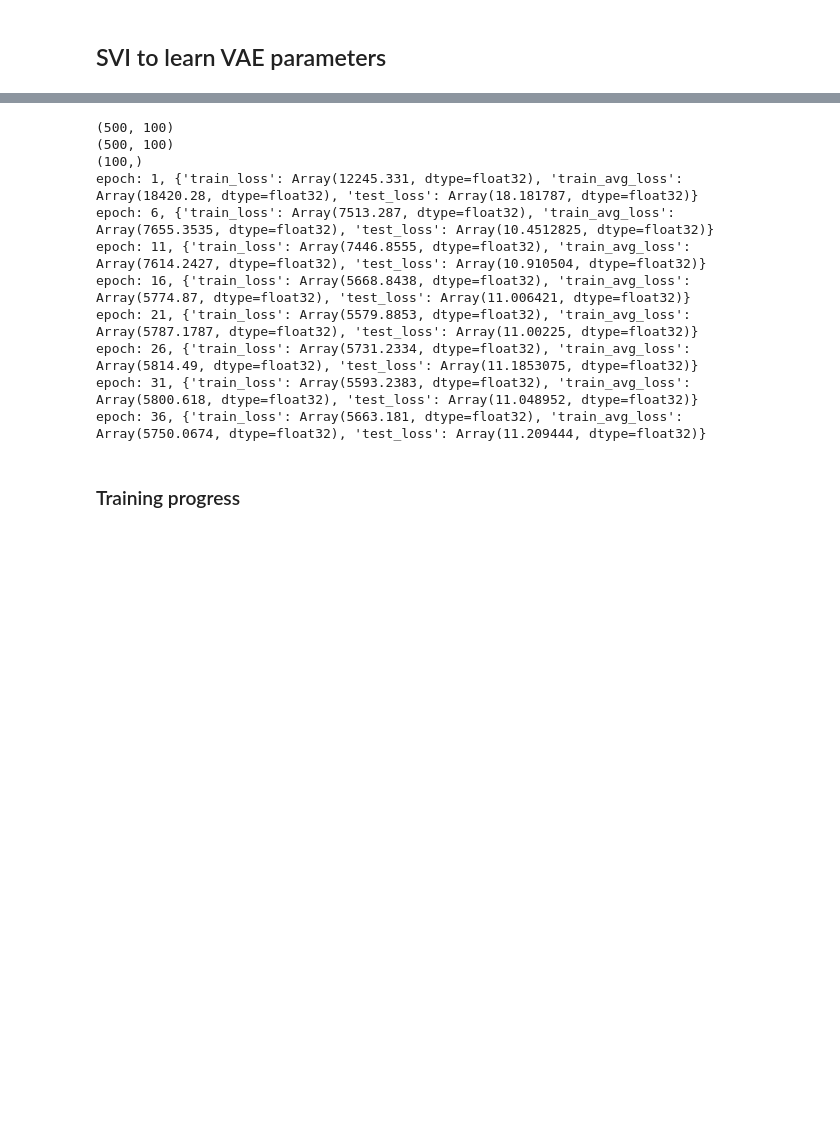
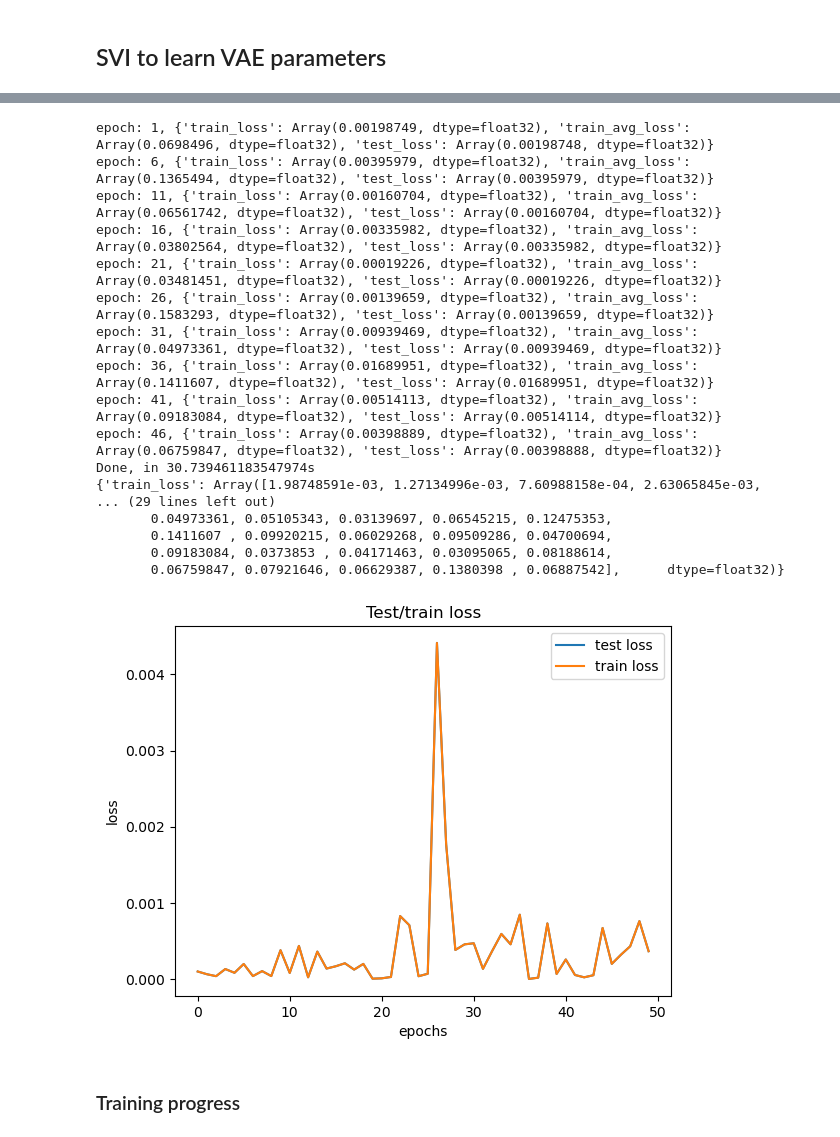
Before and after one commit to mtcairneyleeming/4yp, a Jupyter notebook: 02_PriorVAE_changed_training.ipynb, the cells around one changed output, grey strips where cells are left out. Saved outputs shown, nothing was run; the diff lists cells and outputs as text; code cells hidden in the pictures; blank space fills up the shorter version.

Commit message:
reusable loss functions

```diff
--- a/02_PriorVAE_changed_training.ipynb
+++ b/02_PriorVAE_changed_training.ipynb
@@ -100,44 +98,46 @@ state = SimpleTrainState.create(apply_fn=module.apply, params=params, tx=tx, key
 # %%
 import optax
 import jax
 
 from reusable.train_nn import SimpleTrainState
 from plotting.plots import plot_training
 
-@jax.jit
-def calculate_loss(y, reconstructed_y, mean, log_sd):
-    # note doesn't divide by n
-    RCL = jnp.sum(optax.l2_loss(reconstructed_y, y))  # change this to log-likelihood
-    KLD = -0.5 * jnp.sum(1 + log_sd - jnp.power(mean, 2) - jnp.exp(log_sd))
-    print(y.shape)
-    return ( RCL + KLD)
+from reusable.loss import combo_loss, RCL, KLD
 
 
-def compute_epoch_metrics(final_state: SimpleTrainState, test_samples, train_samples, train_output, test_output):
+
+def compute_epoch_metrics(final_state: SimpleTrainState, train_output, test_output):
     return {}
 
 if not args["pretrained_vae"]:
     from reusable.train_nn import run_training
 
     state, metrics_history = run_training(
-            calculate_loss, compute_epoch_metrics, args["num_epochs"], train_draws, test_draws[0], state
+            combo_loss(RCL, KLD), compute_epoch_metrics, args["num_epochs"], train_draws, test_draws[0], state
         )
 
     print(metrics_history)
 
     plot_training(metrics_history["test_loss"]/args["batch_size"], metrics_history["train_loss"]/(args["batch_size"] * args["test_num_batches"]), "Test/train loss", note="loss")
 # %% [output]
-(500, 100)
-(500, 100)
-(100,)
-epoch: 1, {'train_loss': Array(12245.331, dtype=float32), 'train_avg_loss': Array(18420.28, dtype=float32), 'test_loss': Array(18.181787, dtype=float32)}
-epoch: 6, {'train_loss': Array(7513.287, dtype=float32), 'train_avg_loss': Array(7655.3535, dtype=float32), 'test_loss': Array(10.4512825, dtype=float32)}
-epoch: 11, {'train_loss': Array(7446.8555, dtype=float32), 'train_avg_loss': Array(7614.2427, dtype=float32), 'test_loss': Array(10.910504, dtype=float32)}
-epoch: 16, {'train_loss': Array(5668.8438, dtype=float32), 'train_avg_loss': Array(5774.87, dtype=float32), 'test_loss': Array(11.006421, dtype=float32)}
-epoch: 21, {'train_loss': Array(5579.8853, dtype=float32), 'train_avg_loss': Array(5787.1787, dtype=float32), 'test_loss': Array(11.00225, dtype=float32)}
-epoch: 26, {'train_loss': Array(5731.2334, dtype=float32), 'train_avg_loss': Array(5814.49, dtype=float32), 'test_loss': Array(11.1853075, dtype=float32)}
-epoch: 31, {'train_loss': Array(5593.2383, dtype=float32), 'train_avg_loss': Array(5800.618, dtype=float32), 'test_loss': Array(11.048952, dtype=float32)}
-epoch: 36, {'train_loss': Array(5663.181, dtype=float32), 'train_avg_loss': Array(5750.0674, dtype=float32), 'test_loss': Array(11.209444, dtype=float32)}
+epoch: 1, {'train_loss': Array(0.00198749, dtype=float32), 'train_avg_loss': Array(0.0698496, dtype=float32), 'test_loss': Array(0.00198748, dtype=float32)}
+epoch: 6, {'train_loss': Array(0.00395979, dtype=float32), 'train_avg_loss': Array(0.1365494, dtype=float32), 'test_loss': Array(0.00395979, dtype=float32)}
+epoch: 11, {'train_loss': Array(0.00160704, dtype=float32), 'train_avg_loss': Array(0.06561742, dtype=float32), 'test_loss': Array(0.00160704, dtype=float32)}
+epoch: 16, {'train_loss': Array(0.00335982, dtype=float32), 'train_avg_loss': Array(0.03802564, dtype=float32), 'test_loss': Array(0.00335982, dtype=float32)}
+epoch: 21, {'train_loss': Array(0.00019226, dtype=float32), 'train_avg_loss': Array(0.03481451, dtype=float32), 'test_loss': Array(0.00019226, dtype=float32)}
+epoch: 26, {'train_loss': Array(0.00139659, dtype=float32), 'train_avg_loss': Array(0.1583293, dtype=float32), 'test_loss': Array(0.00139659, dtype=float32)}
+epoch: 31, {'train_loss': Array(0.00939469, dtype=float32), 'train_avg_loss': Array(0.04973361, dtype=float32), 'test_loss': Array(0.00939469, dtype=float32)}
+epoch: 36, {'train_loss': Array(0.01689951, dtype=float32), 'train_avg_loss': Array(0.1411607, dtype=float32), 'test_loss': Array(0.01689951, dtype=float32)}
+epoch: 41, {'train_loss': Array(0.00514113, dtype=float32), 'train_avg_loss': Array(0.09183084, dtype=float32), 'test_loss': Array(0.00514114, dtype=float32)}
+epoch: 46, {'train_loss': Array(0.00398889, dtype=float32), 'train_avg_loss': Array(0.06759847, dtype=float32), 'test_loss': Array(0.00398888, dtype=float32)}
+Done, in 30.739461183547974s
+{'train_loss': Array([1.98748591e-03, 1.27134996e-03, 7.60988158e-04, 2.63065845e-03,
+... (29 lines left out)
+       0.04973361, 0.05105343, 0.03139697, 0.06545215, 0.12475353,
+       0.1411607 , 0.09920215, 0.06029268, 0.09509286, 0.04700694,
+       0.09183084, 0.0373853 , 0.04171463, 0.03095065, 0.08188614,
+       0.06759847, 0.07921646, 0.06629387, 0.1380398 , 0.06887542],      dtype=float32)}
+[figure, added]
 # %% [markdown]
 ### Training progress
 # %% [markdown]
```
Also changed, not shown: parts of 3 cells of this notebook, 4 other files.
